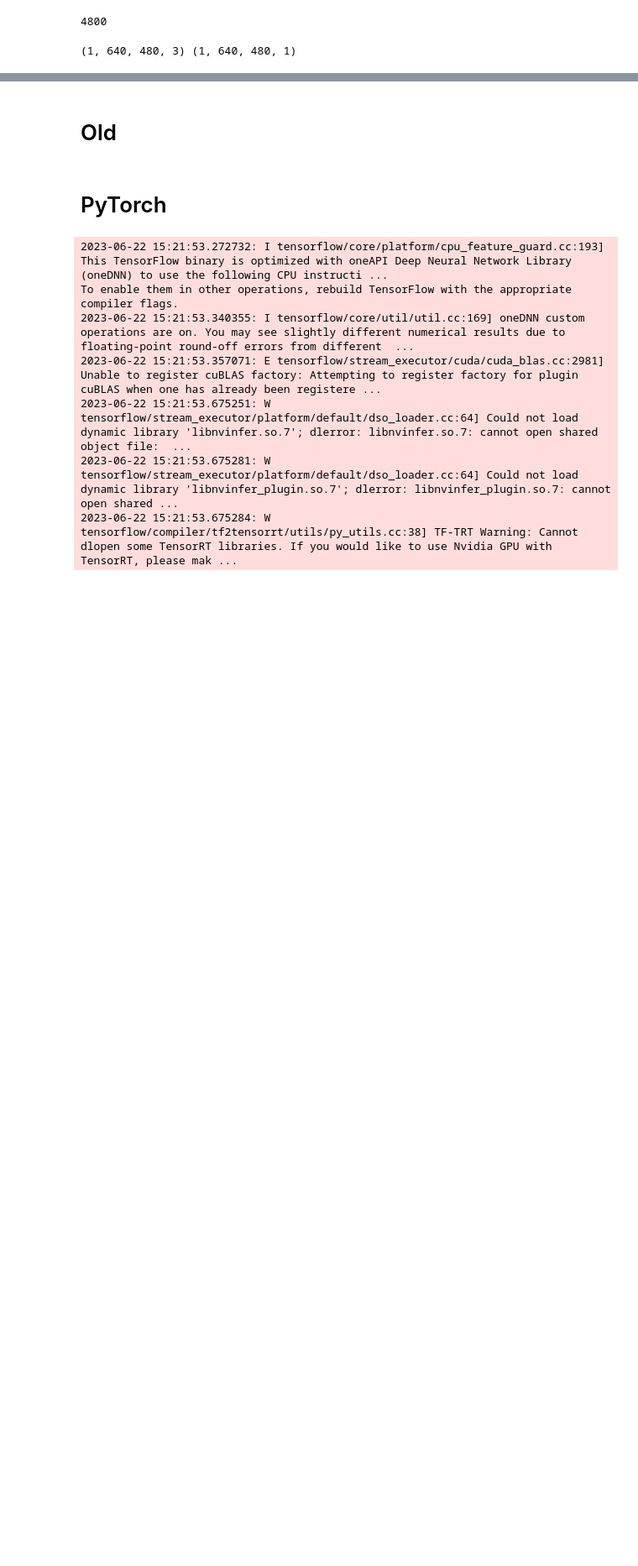
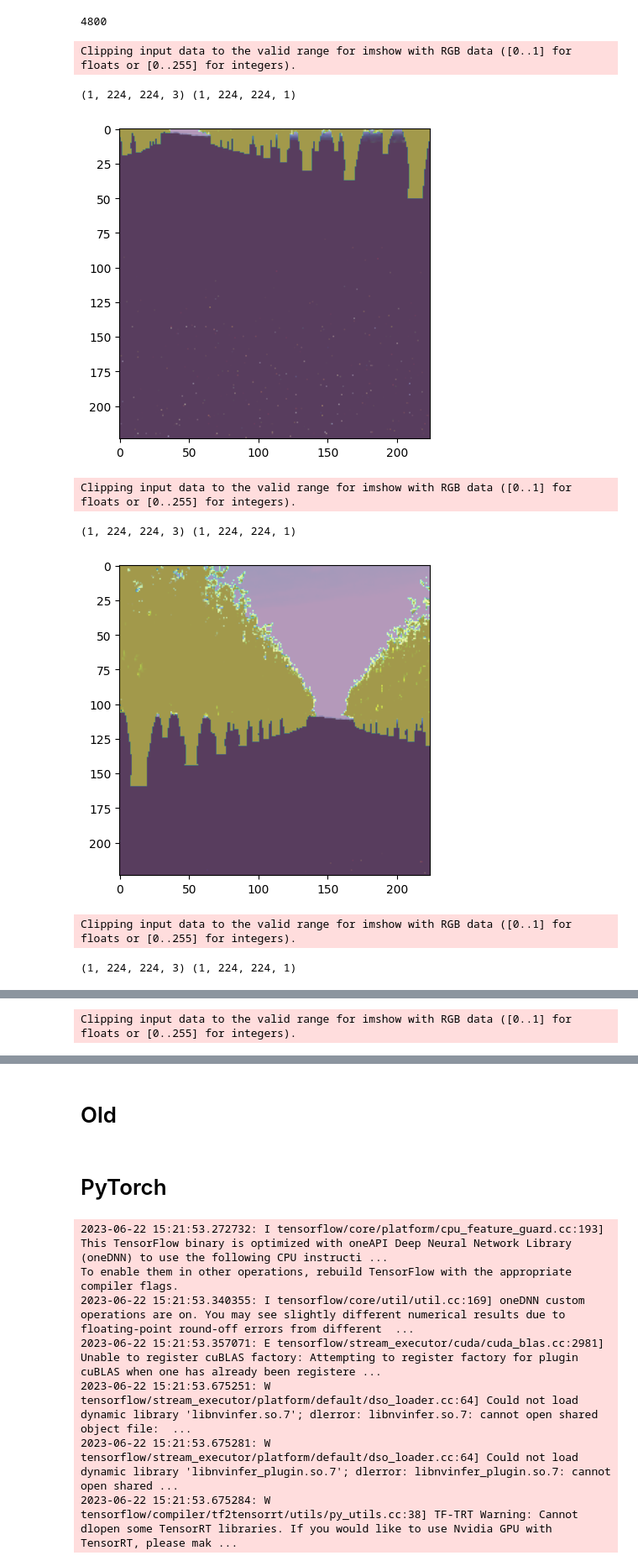
Before and after one commit to PIC4SeR/AgriSeg, a Jupyter notebook: FormatDataset.ipynb, the cells around one changed output, grey strips where cells are left out. Shown at 84% size. Cells and saved outputs as stored; diff of their text form; code cells hidden in the pictures; blank space fills up the shorter version.

```diff
--- a/FormatDataset.ipynb
+++ b/FormatDataset.ipynb
@@ -338,12 +384,12 @@ from pathlib import Path
 if not os.path.exists("masks"):
     os.makedirs("masks")
 
-root = "datasets/vineyard_real_new/vineyard_real_new_1/"
+root = "../AgriSeg_Dataset/misc/misc_1/"
 annFile = root + "annotations.json"
 masks = root + "masks/"
 images = root + "images/"
 
-old = Path("datasets/vineyard_real/vineyard_real_1/images/")
+old = Path("../AgriSeg_Dataset/vineyard_real/vineyard_real_1/images/")
 
 coco = COCO(annFile)
 
@@ -379,7 +425,8 @@ annsIds
 %matplotlib inline
 
 for aid in annsIds:
-
+    if aid >= 500:
+        break
     img = coco.loadImgs(aid)[0]
     print(img)
 
@@ -457,7 +516,7 @@ Num GPUs: [PhysicalDevice(name='/physical_device:GPU:0', device_type='GPU')]
 # %%
 # define some variables and read config
 config_path = 'utils/config.yaml'
-data_dir = Path('datasets')
+data_dir = Path('../AgriSeg_Dataset/')
 model_dir = Path('bin')
 logs_dir = Path('logs')
 config = read_yaml(config_path)
@@ -481,7 +540,7 @@ config
  'ADAM': {'LR': '3e-4'},
  'ADAMW': {'LR': '5e-3', 'LR_END': '5e-6', 'DECAY': 1, 'WD': '1e-5'}}
 # %%
-config['SOURCE'] = 'vineyard'
+config['SOURCE'] = ['pear']
 config['TARGET'] = 'chard'
 # %%
 source_dataset = sorted([data_dir.joinpath(d)
@@ -496,8 +582,19 @@ len(ds_target)
 # %% [output]
 4800
 # %%
-for x, y in ds_target:
+for i, (x, y) in enumerate(ds_source[0]):
     print(x.shape, y.shape)
-    break
+    plt.imshow(x[0], alpha=.6)
+    plt.imshow(y[0], alpha=.4)
+    plt.show()
+    if i > 3:
+        break
 # %% [output]
-(1, 640, 480, 3) (1, 640, 480, 1)
+Clipping input data to the valid range for imshow with RGB data ([0..1] for floats or [0..255] for integers).
+(1, 224, 224, 3) (1, 224, 224, 1)
+[figure, added]
+Clipping input data to the valid range for imshow with RGB data ([0..1] for floats or [0..255] for integers).
+(1, 224, 224, 3) (1, 224, 224, 1)
+[figure, added]
+Clipping input data to the valid range for imshow with RGB data ([0..1] for floats or [0..255] for integers).
+(1, 224, 224, 3) (1, 224, 224, 1)
@@ -503,0 +602 @@ for x, y in ds_target:
+Clipping input data to the valid range for imshow with RGB data ([0..1] for floats or [0..255] for integers).
```
Also changed, not shown: parts of 22 cells of this notebook, 5 other files.
